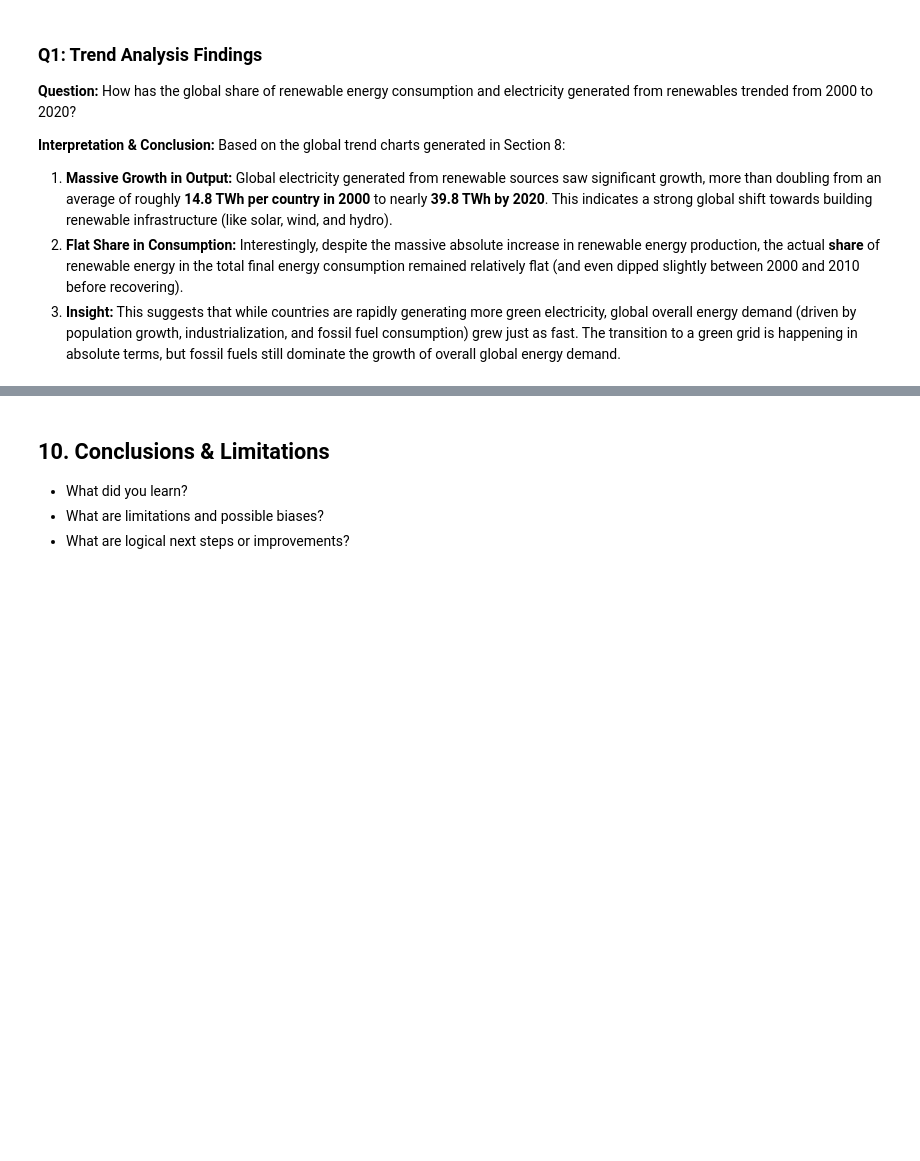
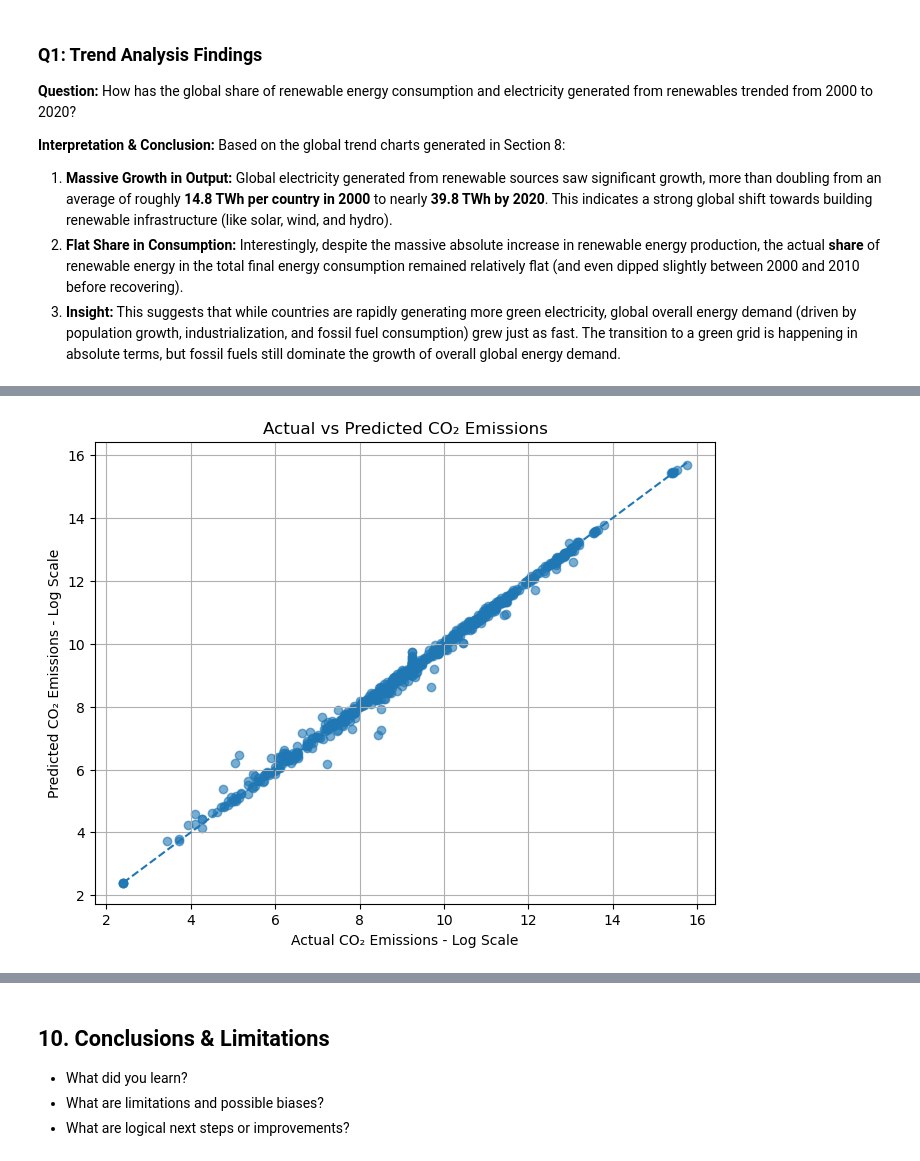
Before and after one commit to cooldudeandguy2004/DataScienceFundamentalsProject, a Jupyter notebook: TT3L_G7_Notebook.ipynb, the cells around one changed output, grey strips where cells are left out. Drawn from its saved outputs; the diff is of its cells as text; code cells hidden in the pictures; blank space fills up the shorter version.

```diff
--- a/TT3L_G7_Notebook.ipynb
+++ b/TT3L_G7_Notebook.ipynb
@@ -517,0 +786,28 @@ Based on the global trend charts generated in Section 8:
+# %%
+y_pred_log = rf_model.predict(X_test)
+
+y_test_original = np.expm1(y_test)
+y_pred_original = np.expm1(y_pred_log)
+
+mae = mean_absolute_error(y_test_original, y_pred_original)
+rmse = np.sqrt(mean_squared_error(y_test_original, y_pred_original))
+r2_log = r2_score(y_test, y_pred_log)
+r2_original = r2_score(y_test_original, y_pred_original)
+
+model_results = pd.DataFrame({
+    "Metric": [
+        "Mean Absolute Error",
+        "Root Mean Squared Error",
+        "R² Score on Log Scale",
+        "R² Score on Original Scale"
+    ],
+    "Value": [
+        round(mae, 2),
+        round(rmse, 2),
+        round(r2_log, 4),
+        round(r2_original, 4)
+    ]
+})
+
+print("Model evaluation results:")
+display(model_results)
@@ -517,0 +821,15 @@ Based on the global trend charts generated in Section 8:
+# %%
+plt.figure(figsize=(8, 6))
+plt.scatter(y_test, y_pred_log, alpha=0.6)
+
+min_value = min(y_test.min(), y_pred_log.min())
+max_value = max(y_test.max(), y_pred_log.max())
+
+plt.plot([min_value, max_value], [min_value, max_value], linestyle="--")
+plt.title("Actual vs Predicted CO₂ Emissions")
+plt.xlabel("Actual CO₂ Emissions - Log Scale")
+plt.ylabel("Predicted CO₂ Emissions - Log Scale")
+plt.grid(True)
+plt.show()
+# %% [output]
+[figure, added]
```
Also changed, not shown: parts of 13 cells of this notebook.
